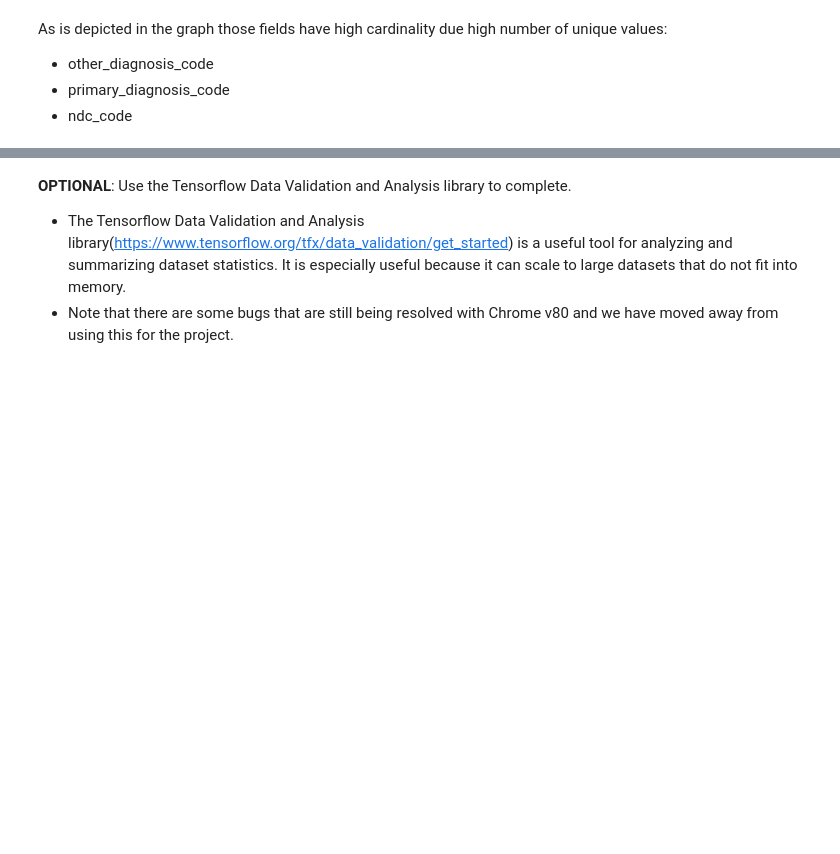
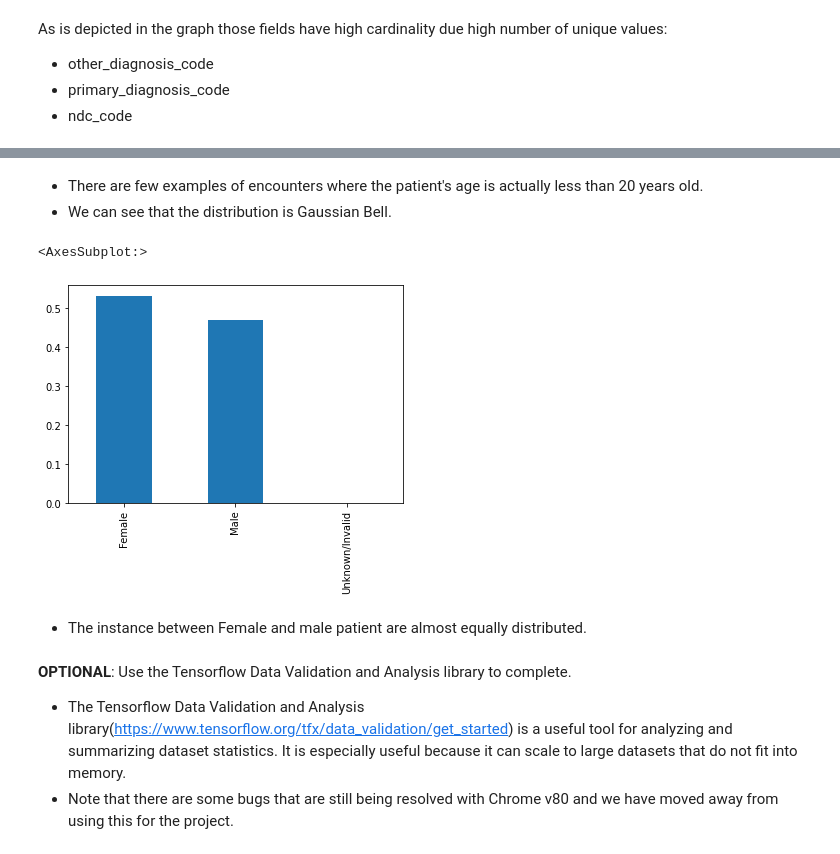
Before and after one commit to G94/ai_for_healthcare, a Jupyter notebook: patient_selection/starter_code/student_project.ipynb, the cells around one changed output, grey strips where cells are left out. Cells and saved outputs as stored; diff of their text form; code cells hidden in the pictures; blank space fills up the shorter version.

```diff
--- a/patient_selection/starter_code/student_project.ipynb
+++ b/patient_selection/starter_code/student_project.ipynb
@@ -207,3 +215,13 @@ As is depicted in the graph those fields have high cardinality due high number o
+# %% [markdown]
+- There are few examples of encounters where the patient's age is actually less than 20 years old.
+- We can see that the distribution is Gaussian Bell.
+# %%
+df.gender.value_counts(normalize = True).plot(kind = "bar")
+# %% [output]
+<AxesSubplot:>
+[figure, added]
+# %% [markdown]
+- The instance between Female and male patient are almost equally distributed.
 # %% [markdown]
 **OPTIONAL**: Use the Tensorflow Data Validation and Analysis library to complete.
 - The Tensorflow Data Validation and Analysis library(https://www.tensorflow.org/tfx/data_validation/get_started) is a useful tool for analyzing and summarizing dataset statistics. It is especially useful because it can scale to large datasets that do not fit into memory.
```
Also changed, not shown: parts of 40 cells of this notebook, 12 other files.
